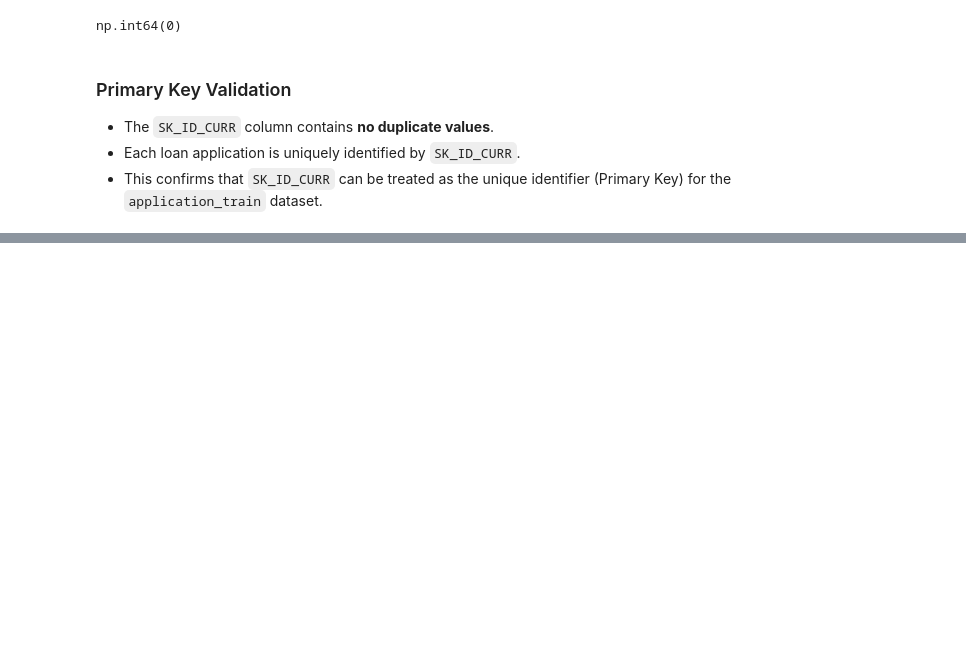
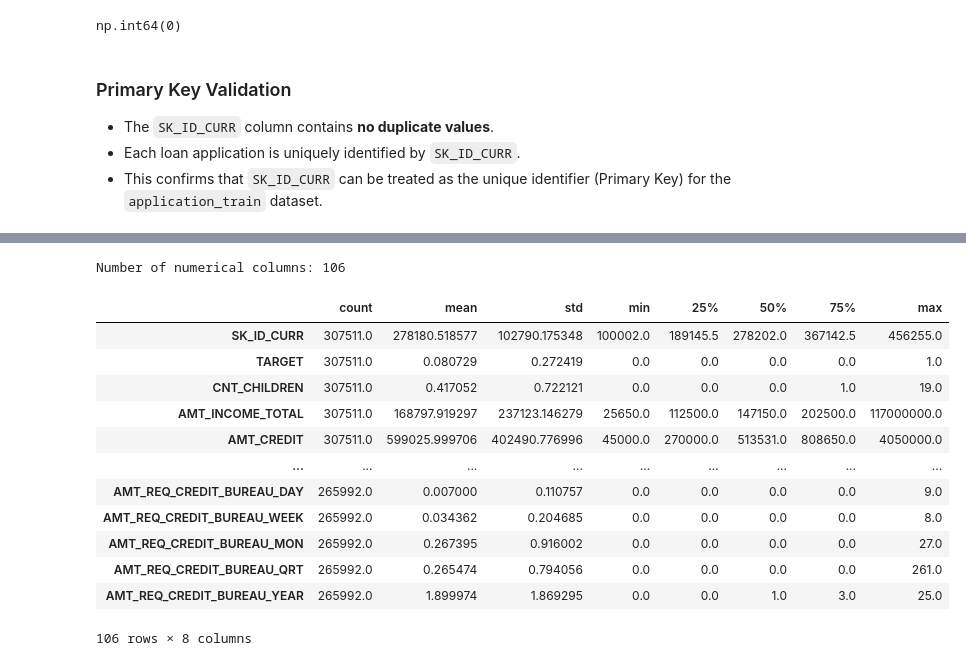
Before and after one commit to Roxy099/data_science_project, a Jupyter notebook: notebooks/01_data_understanding.ipynb, the cells around one changed output, grey strips where cells are left out. Cells and saved outputs as stored; diff of their text form; code cells hidden in the pictures; blank space fills up the shorter version.

```diff
--- a/notebooks/01_data_understanding.ipynb
+++ b/notebooks/01_data_understanding.ipynb
@@ -623,0 +687,25 @@ np.int64(0)
+# %%
+numeric_columns = application_train_csv.select_dtypes(
+    include=['int64', 'float64']
+).columns.tolist()
+
+print(f'Number of numerical columns: {len(numeric_columns)}')
+# %% [output]
+Number of numerical columns: 106
+# %%
+numeric_summary=application_train_csv[numeric_columns].describe().T
+numeric_summary
+# %% [output]
+|  | count | mean | std | min | 25% | 50% | 75% | max |
+| SK_ID_CURR | 307511.0 | 278180.518577 | 102790.175348 | 100002.0 | 189145.5 | 278202.0 | 367142.5 | 456255.0 |
+| TARGET | 307511.0 | 0.080729 | 0.272419 | 0.0 | 0.0 | 0.0 | 0.0 | 1.0 |
+| CNT_CHILDREN | 307511.0 | 0.417052 | 0.722121 | 0.0 | 0.0 | 0.0 | 1.0 | 19.0 |
+| AMT_INCOME_TOTAL | 307511.0 | 168797.919297 | 237123.146279 | 25650.0 | 112500.0 | 147150.0 | 202500.0 | 117000000.0 |
+| AMT_CREDIT | 307511.0 | 599025.999706 | 402490.776996 | 45000.0 | 270000.0 | 513531.0 | 808650.0 | 4050000.0 |
+| ... | ... | ... | ... | ... | ... | ... | ... | ... |
+| AMT_REQ_CREDIT_BUREAU_DAY | 265992.0 | 0.007000 | 0.110757 | 0.0 | 0.0 | 0.0 | 0.0 | 9.0 |
+| AMT_REQ_CREDIT_BUREAU_WEEK | 265992.0 | 0.034362 | 0.204685 | 0.0 | 0.0 | 0.0 | 0.0 | 8.0 |
+| AMT_REQ_CREDIT_BUREAU_MON | 265992.0 | 0.267395 | 0.916002 | 0.0 | 0.0 | 0.0 | 0.0 | 27.0 |
+| AMT_REQ_CREDIT_BUREAU_QRT | 265992.0 | 0.265474 | 0.794056 | 0.0 | 0.0 | 0.0 | 0.0 | 261.0 |
+| AMT_REQ_CREDIT_BUREAU_YEAR | 265992.0 | 1.899974 | 1.869295 | 0.0 | 0.0 | 1.0 | 3.0 | 25.0 |
+106 rows × 8 columns
```
Also changed, not shown: parts of 29 cells of this notebook, 2 other files.
